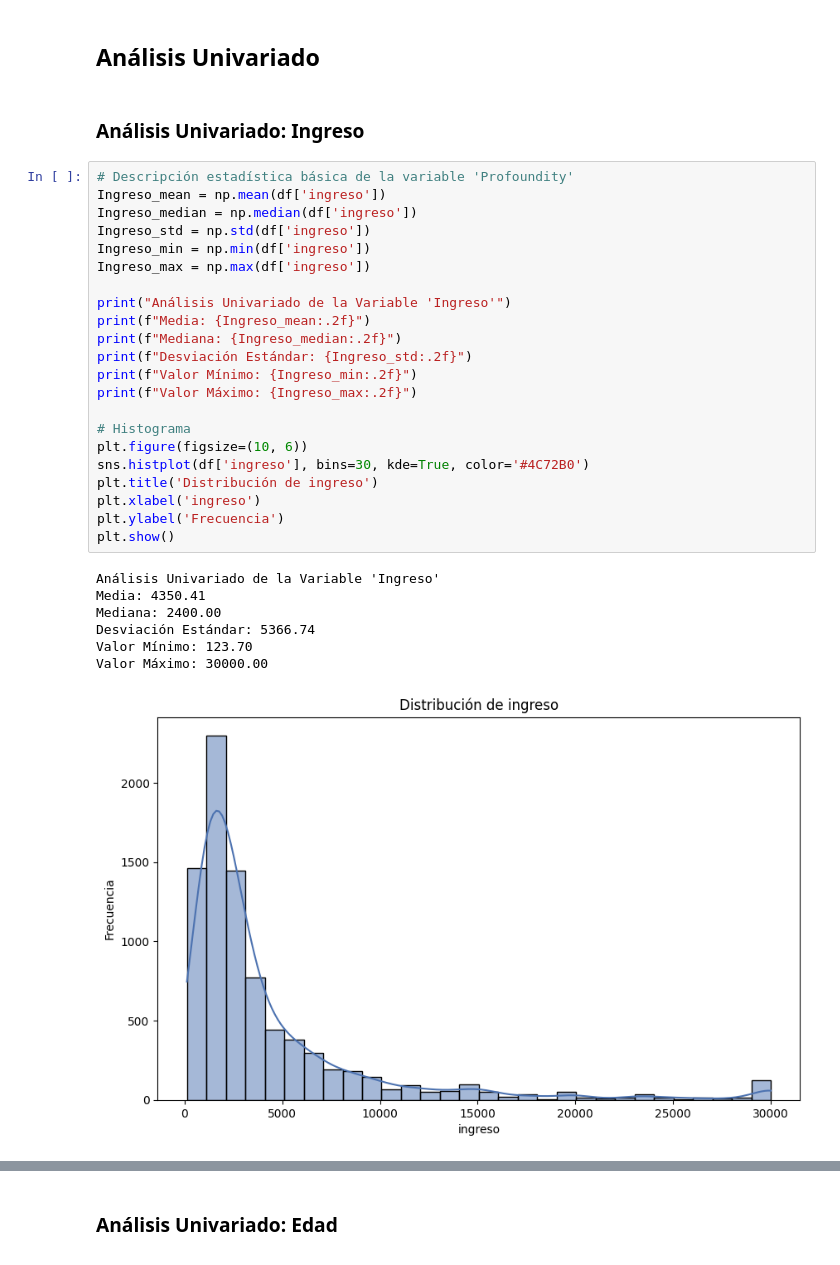
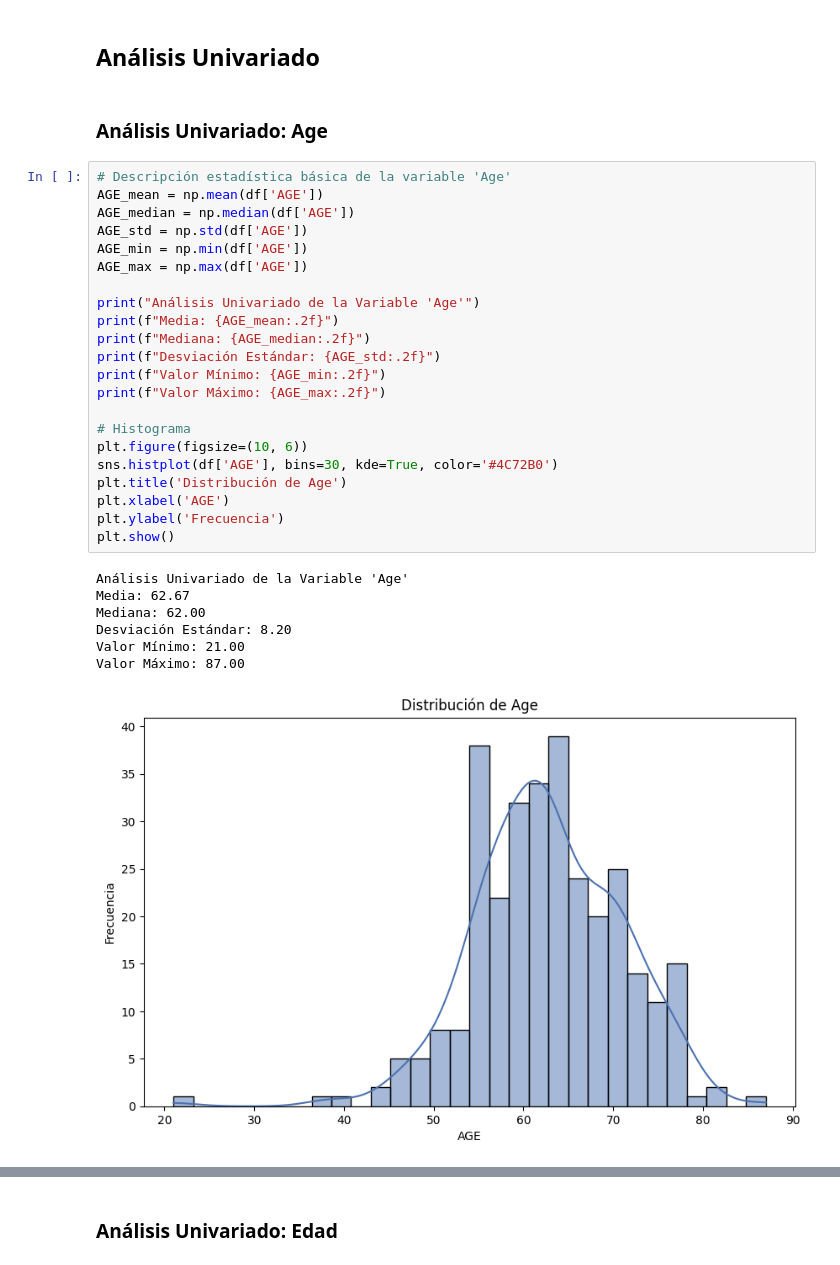
Before and after one commit to leandruko/lung-cancer, a Jupyter notebook: lung_cancer.ipynb, the cells around one changed output, grey strips where cells are left out. Cells and saved outputs as stored; diff of their text form.

```diff
--- a/lung_cancer.ipynb
+++ b/lung_cancer.ipynb
@@ -128,34 +129,34 @@ df.head()
 # %% [markdown]
 ## Análisis Univariado
 # %% [markdown]
-### Análisis Univariado: **Ingreso**
+### Análisis Univariado: **Age**
 # %%
-# Descripción estadística básica de la variable 'Profoundity'
-Ingreso_mean = np.mean(df['ingreso'])
-Ingreso_median = np.median(df['ingreso'])
-Ingreso_std = np.std(df['ingreso'])
-Ingreso_min = np.min(df['ingreso'])
-Ingreso_max = np.max(df['ingreso'])
+# Descripción estadística básica de la variable 'Age'
+AGE_mean = np.mean(df['AGE'])
+AGE_median = np.median(df['AGE'])
+AGE_std = np.std(df['AGE'])
+AGE_min = np.min(df['AGE'])
+AGE_max = np.max(df['AGE'])
 
-print("Análisis Univariado de la Variable 'Ingreso'")
-print(f"Media: {Ingreso_mean:.2f}")
-print(f"Mediana: {Ingreso_median:.2f}")
-print(f"Desviación Estándar: {Ingreso_std:.2f}")
-print(f"Valor Mínimo: {Ingreso_min:.2f}")
-print(f"Valor Máximo: {Ingreso_max:.2f}")
+print("Análisis Univariado de la Variable 'Age'")
+print(f"Media: {AGE_mean:.2f}")
+print(f"Mediana: {AGE_median:.2f}")
+print(f"Desviación Estándar: {AGE_std:.2f}")
+print(f"Valor Mínimo: {AGE_min:.2f}")
+print(f"Valor Máximo: {AGE_max:.2f}")
 
 # Histograma
 plt.figure(figsize=(10, 6))
-sns.histplot(df['ingreso'], bins=30, kde=True, color='#4C72B0')
-plt.title('Distribución de ingreso')
-plt.xlabel('ingreso')
+sns.histplot(df['AGE'], bins=30, kde=True, color='#4C72B0')
+plt.title('Distribución de Age')
+plt.xlabel('AGE')
 plt.ylabel('Frecuencia')
 plt.show()
 # %% [output]
-Análisis Univariado de la Variable 'Ingreso'
-Media: 4350.41
-Mediana: 2400.00
-Desviación Estándar: 5366.74
-Valor Mínimo: 123.70
-Valor Máximo: 30000.00
+Análisis Univariado de la Variable 'Age'
+Media: 62.67
+Mediana: 62.00
+Desviación Estándar: 8.20
+Valor Mínimo: 21.00
+Valor Máximo: 87.00
-[figure, old version]
+[figure, new version]
```
Also changed, not shown: parts of 11 cells of this notebook.
